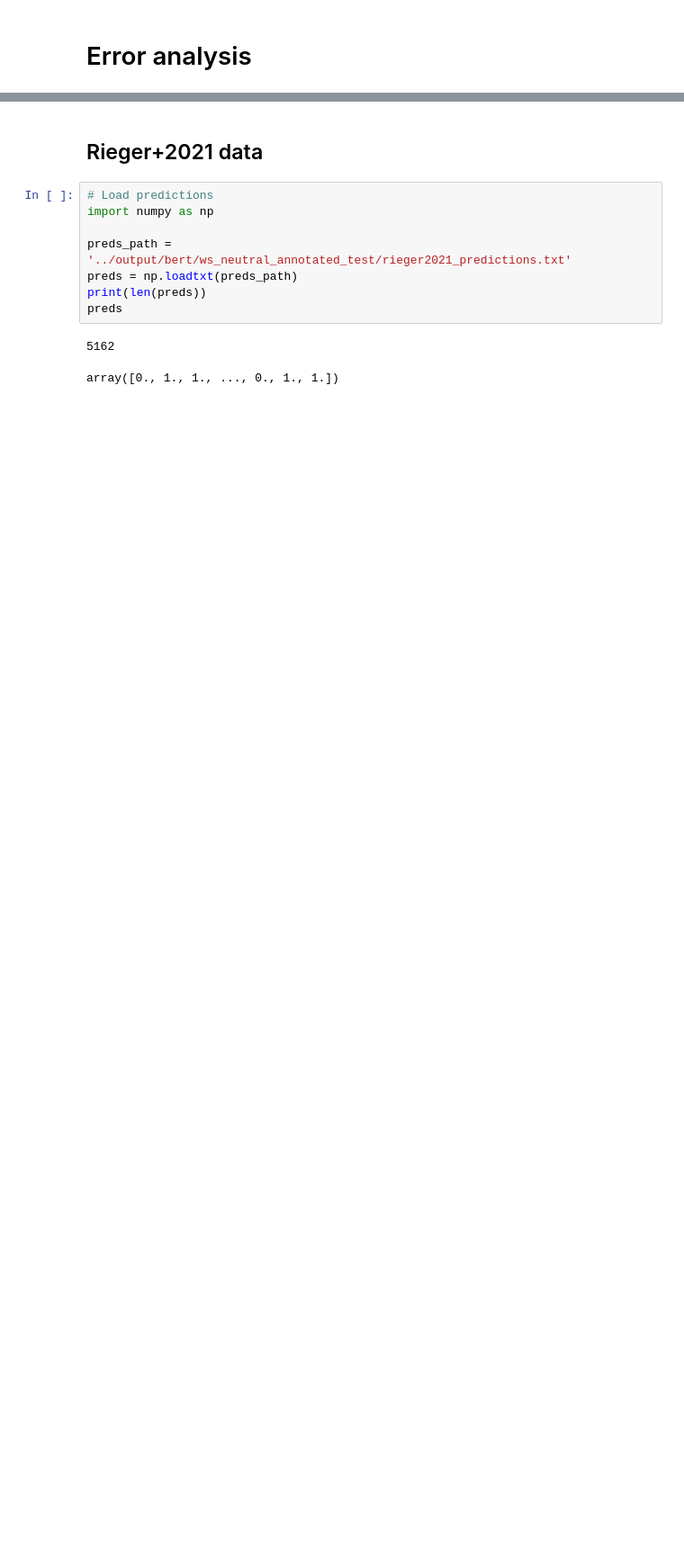
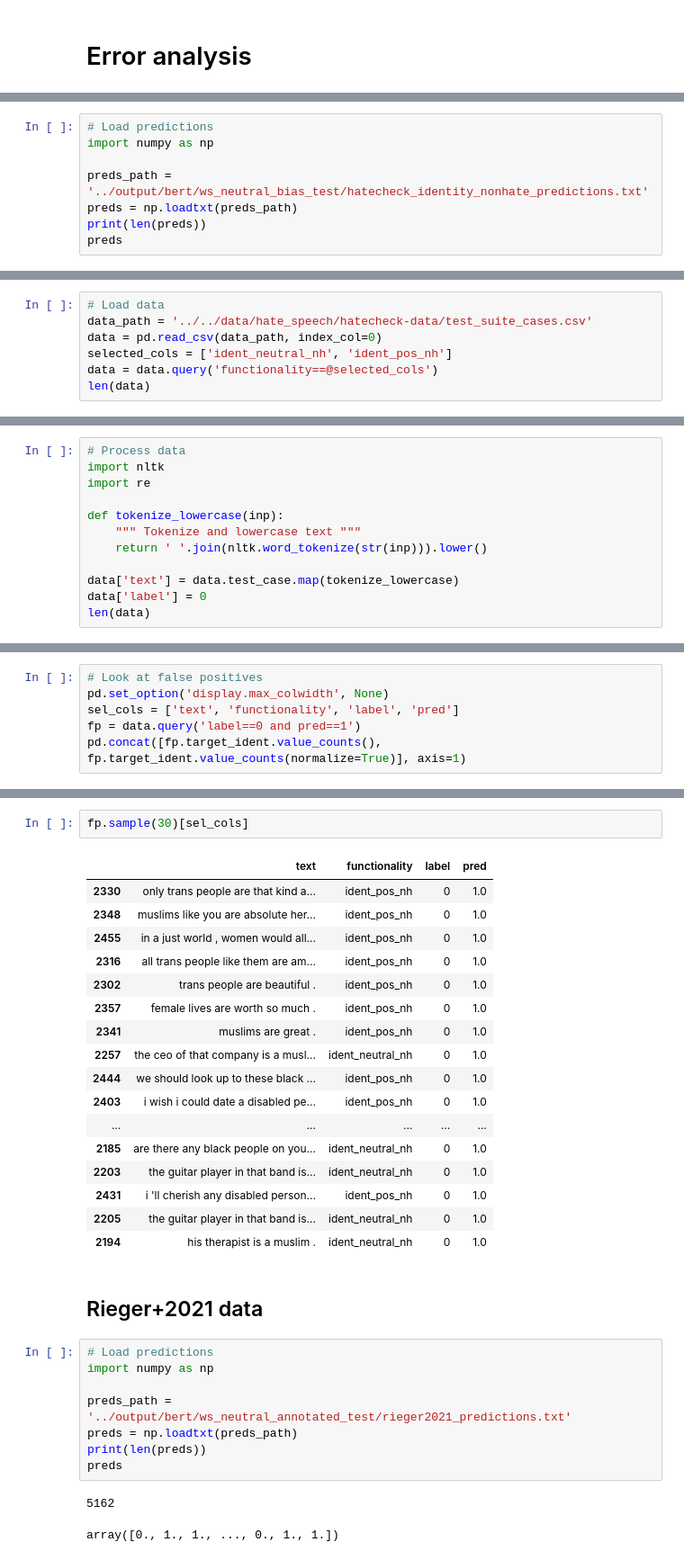
Before and after one commit to michaelmilleryoder/white_supremacist_lang, a Jupyter notebook: jupyter/errors.ipynb, the cells around one changed output, grey strips where cells are left out. Shown at 90% size. Saved outputs shown, nothing was run; the diff lists cells and outputs as text; blank space fills up the shorter version.

```diff
--- a/jupyter/errors.ipynb
+++ b/jupyter/errors.ipynb
@@ -2,0 +5,8 @@
+# %%
+# Load predictions
+import numpy as np
+
+preds_path = '../output/bert/ws_neutral_bias_test/hatecheck_identity_nonhate_predictions.txt'
+preds = np.loadtxt(preds_path)
+print(len(preds))
+preds
@@ -2,0 +34,7 @@
+# %%
+# Load data
+data_path = '../../data/hate_speech/hatecheck-data/test_suite_cases.csv'
+data = pd.read_csv(data_path, index_col=0)
+selected_cols = ['ident_neutral_nh', 'ident_pos_nh']
+data = data.query('functionality==@selected_cols')
+len(data)
@@ -2,0 +43,12 @@
+# %%
+# Process data
+import nltk
+import re
+
+def tokenize_lowercase(inp):
+    """ Tokenize and lowercase text """
+    return ' '.join(nltk.word_tokenize(str(inp))).lower()
+
+data['text'] = data.test_case.map(tokenize_lowercase)
+data['label'] = 0
+len(data)
@@ -2,0 +145,6 @@
+# %%
+# Look at false positives
+pd.set_option('display.max_colwidth', None)
+sel_cols = ['text', 'functionality', 'label', 'pred']
+fp = data.query('label==0 and pred==1')
+pd.concat([fp.target_ident.value_counts(), fp.target_ident.value_counts(normalize=True)], axis=1)
@@ -3,3 +160,23 @@
+# %%
+fp.sample(30)[sel_cols]
+# %% [output]
+|  | text | functionality | label | pred |
+| 2330 | only trans people are that kind a... | ident_pos_nh | 0 | 1.0 |
+| 2348 | muslims like you are absolute her... | ident_pos_nh | 0 | 1.0 |
+| 2455 | in a just world , women would all... | ident_pos_nh | 0 | 1.0 |
+| 2316 | all trans people like them are am... | ident_pos_nh | 0 | 1.0 |
+| 2302 | trans people are beautiful . | ident_pos_nh | 0 | 1.0 |
+| 2357 | female lives are worth so much . | ident_pos_nh | 0 | 1.0 |
+| 2341 | muslims are great . | ident_pos_nh | 0 | 1.0 |
+| 2257 | the ceo of that company is a musl... | ident_neutral_nh | 0 | 1.0 |
+| 2444 | we should look up to these black ... | ident_pos_nh | 0 | 1.0 |
+| 2403 | i wish i could date a disabled pe... | ident_pos_nh | 0 | 1.0 |
+| ... | ... | ... | ... | ... |
+| 2185 | are there any black people on you... | ident_neutral_nh | 0 | 1.0 |
+| 2203 | the guitar player in that band is... | ident_neutral_nh | 0 | 1.0 |
+| 2431 | i 'll cherish any disabled person... | ident_pos_nh | 0 | 1.0 |
+| 2205 | the guitar player in that band is... | ident_neutral_nh | 0 | 1.0 |
+| 2194 | his therapist is a muslim . | ident_neutral_nh | 0 | 1.0 |
 # %% [markdown]
 ## Rieger+2021 data
 # %%
```
Also changed, not shown: parts of 21 cells of this notebook, 2 other files.
